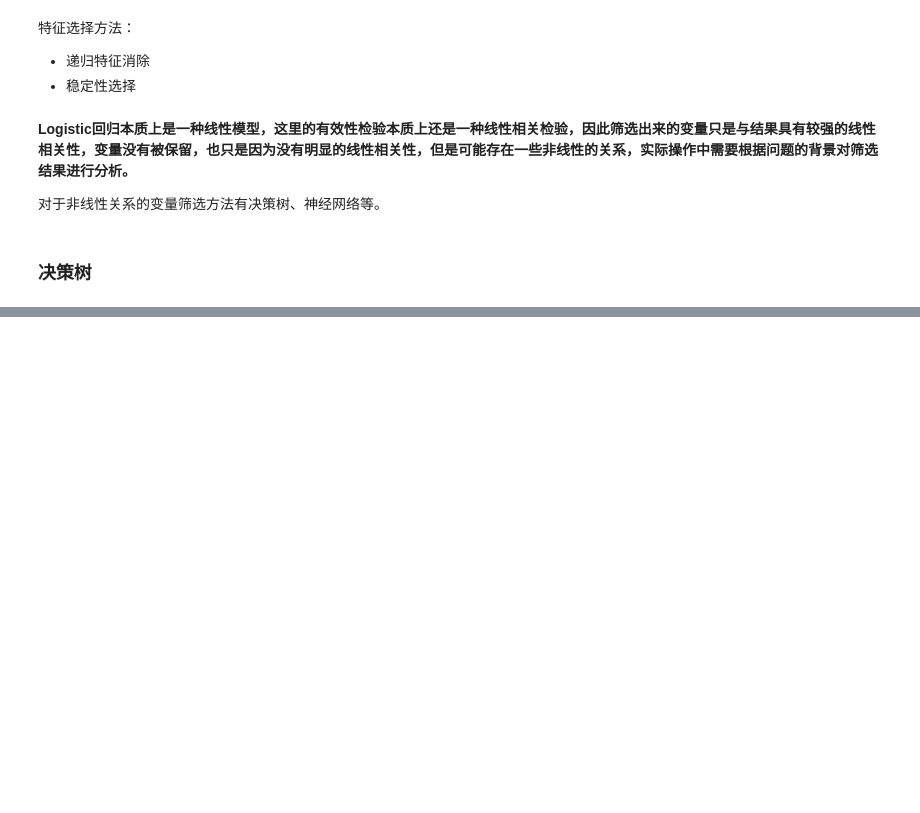
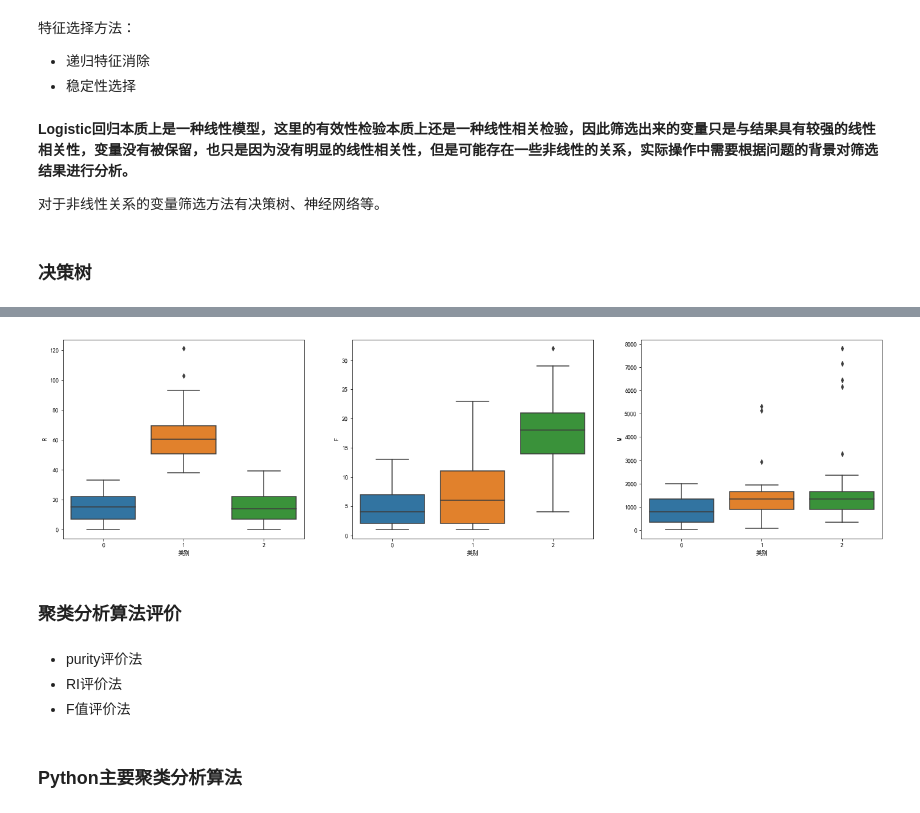
Before and after one commit to EricLiuLR/python-, a Jupyter notebook: my_note_05.ipynb, the cells around one changed output, grey strips where cells are left out. Drawn from its saved outputs; the diff is of its cells as text; code cells hidden in the pictures; blank space fills up the shorter version.

```diff
--- a/my_note_05.ipynb
+++ b/my_note_05.ipynb
@@ -77,0 +225,15 @@ print('模型的平均正确率为：{}'.format(lr.score(X, y)))
+# %%
+plt.figure(figsize=(24, 6))
+for i in range(3):
+    plt.subplot(1, 3, i+1)
+    sns.boxplot(data=data, y=data.columns[i], x='类别')
+# %% [output]
+[figure, added]
+# %% [markdown]
+### 聚类分析算法评价
+# %% [markdown]
+- purity评价法
+- RI评价法
+- F值评价法
+# %% [markdown]
+### Python主要聚类分析算法
```
Also changed, not shown: parts of 25 cells of this notebook.
